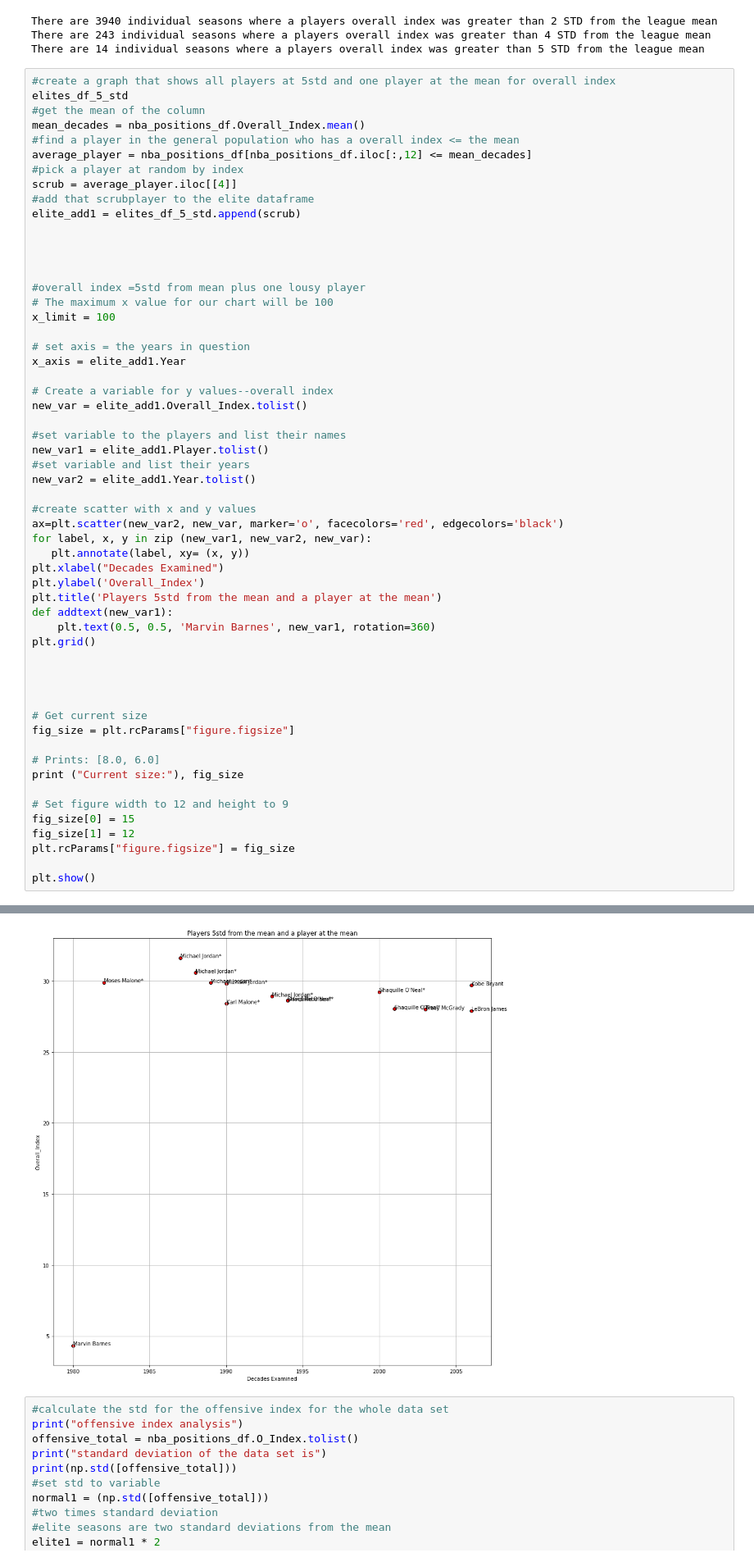
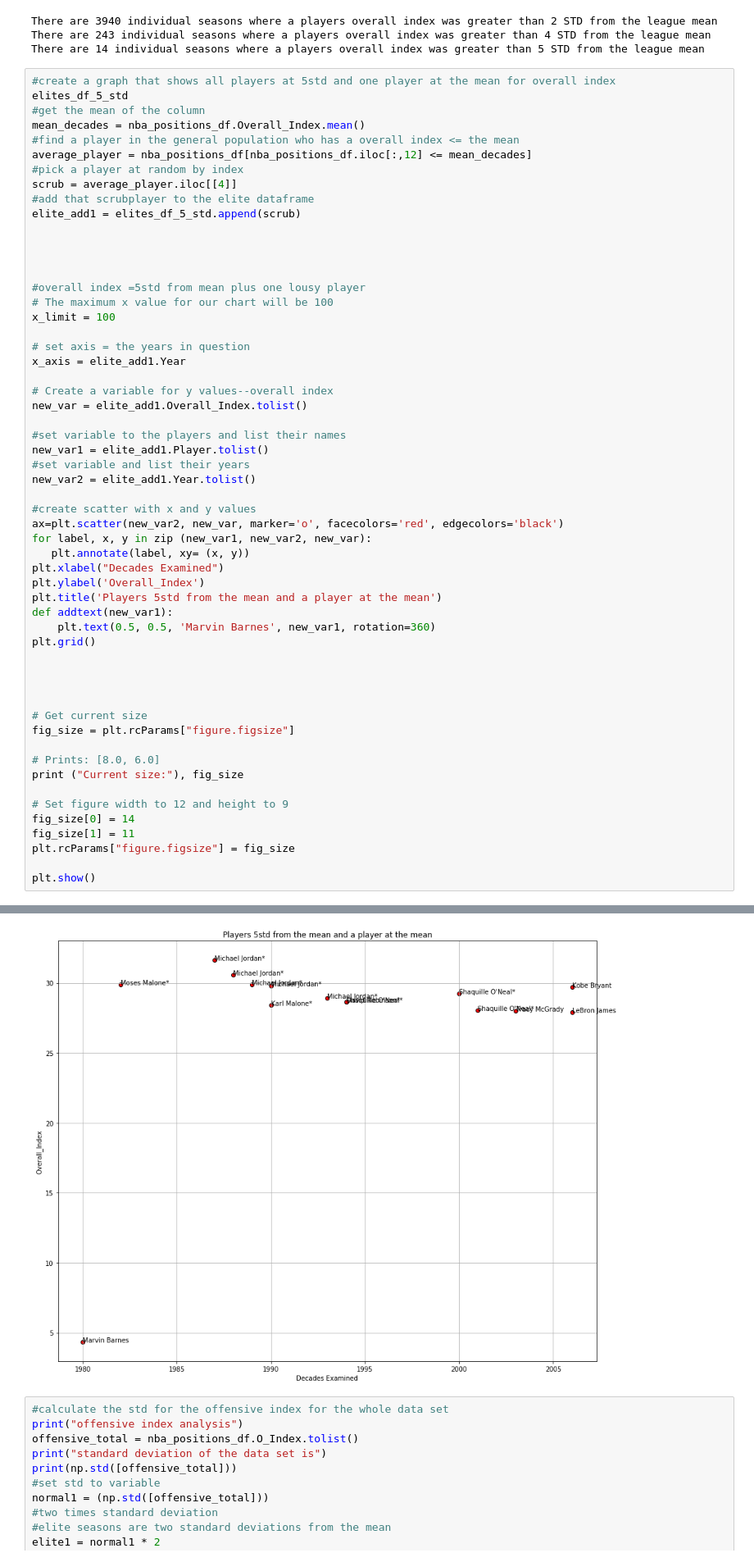
Before and after one commit to puglord88/Purple_Team_Project_1, a Jupyter notebook: NBA DATA CLEAN.ipynb, the cells around one changed output, grey strips where cells are left out. Shown at 82% size. Cells and saved outputs as stored; diff of their text form.

```diff
--- a/NBA DATA CLEAN.ipynb
+++ b/NBA DATA CLEAN.ipynb
@@ -1482,36 +1482,36 @@ new_var = elite_add1.Overall_Index.tolist()
 new_var1 = elite_add1.Player.tolist()
 #set variable and list their years
 new_var2 = elite_add1.Year.tolist()
 
 #create scatter with x and y values
 ax=plt.scatter(new_var2, new_var, marker='o', facecolors='red', edgecolors='black')
 for label, x, y in zip (new_var1, new_var2, new_var):
    plt.annotate(label, xy= (x, y))
 plt.xlabel("Decades Examined")
 plt.ylabel('Overall_Index')
 plt.title('Players 5std from the mean and a player at the mean')
 def addtext(new_var1):
     plt.text(0.5, 0.5, 'Marvin Barnes', new_var1, rotation=360)
 plt.grid()
 
 
 
 
 # Get current size
 fig_size = plt.rcParams["figure.figsize"]
 
 # Prints: [8.0, 6.0]
 print ("Current size:"), fig_size
 
 # Set figure width to 12 and height to 9
-fig_size[0] = 15
-fig_size[1] = 12
+fig_size[0] = 14
+fig_size[1] = 11
 plt.rcParams["figure.figsize"] = fig_size
 
 plt.show()
 # %% [output]
 Current size:
-[figure, old version]
+[figure, new version]
 # %%
 #calculate the std for the offensive index for the whole data set
 print("offensive index analysis")
```
Also changed, not shown: 1 other file.
